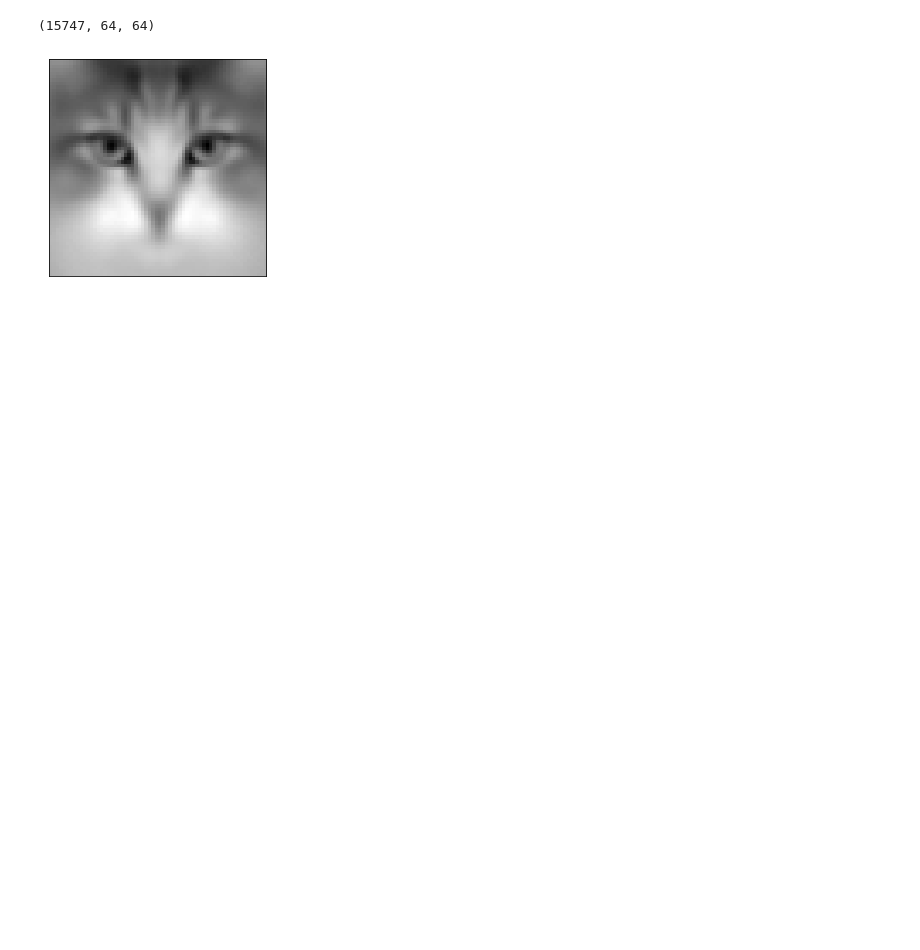
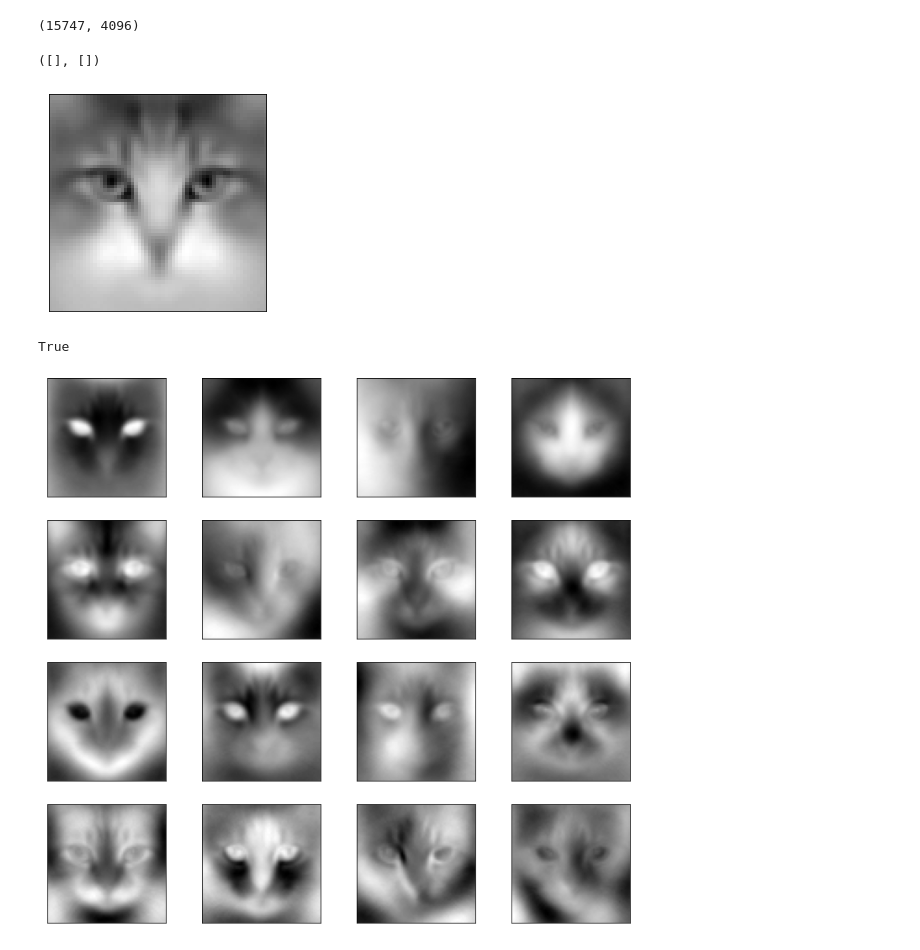
Before and after one commit to Perez-Amanda/Eigenfaces_Algebra_Linear, a Jupyter notebook: cats_eigenfaces.ipynb, the cells around one changed output. Saved outputs shown, nothing was run; the diff lists cells and outputs as text; code cells hidden in the pictures; blank space fills up the shorter version.

```diff
--- a/cats_eigenfaces.ipynb
+++ b/cats_eigenfaces.ipynb
@@ -49,13 +49,18 @@ Quantidade total de imagens: 15747.
+# %%
+# Transformando a array imgs_bw (de 3 dimensões) em uma matriz (array de 2 dim) em que cada imagem é uma linha
+matriz_imgs = imgs_bw.reshape(imgs_bw.shape[0], imgs_bw.shape[1]*imgs_bw.shape[2])
+matriz_imgs.shape # Para conferir se deu certo
+# %% [output]
+(15747, 4096)
+# %%
+#Centralizando as imagens:
+media = np.mean(matriz_imgs, axis = 0)
+imgs_cent = matriz_imgs - media
 # %%
-#Face média dos gatinhos :3
-soma = np.zeros((imgs_bw.shape[1], imgs_bw.shape[2])) # array de zeros com as dimensões de cada imagem
-for i in imgs_bw.tolist():
-    soma += i
-media = soma/imgs_bw.shape[0]
-plt.imshow(media, cmap=plt.cm.gray)
+# Face média dos gatinhos
+plt.imshow(media.reshape(64,64), cmap=plt.cm.gray)
 plt.xticks(())
 plt.yticks(())
-print(imgs_bw.shape)
 # %% [output]
-(15747, 64, 64)
+([], [])
 [figure]
@@ -61,0 +71,19 @@ print(imgs_bw.shape)
+# %%
+# Calculando a SVD das imagens
+U, S, VT = np.linalg.svd(imgs_cent)
+# %%
+# Transformando S em uma matriz diagonal com o mesmo tamanho que imgs_cent (já que estamos calculando a decomposição dela)
+S0 = np.zeros(imgs_cent.shape)
+S0[:S.shape[0], :S.shape[0]] = np.diag(S)
+np.allclose(U.dot(S0.dot(VT)), imgs_cent) # Para confirmar se deu certo
+# %% [output]
+True
+# %%
+# Selecionando algumas eigenfaces e plotando o resultado
+C = VT[:250]
+#print(C.shape)
+eigenfaces = C.reshape((250, 64, 64))
+#print(eigenfaces.shape)
+plot_imagens(eigenfaces, altura, largura, n_linhas = 4, n_cols = 4, amostra=range(0, C.shape[0])[:16])
+# %% [output]
+[figure, added]
```
Also changed, not shown: parts of 3 cells of this notebook.
